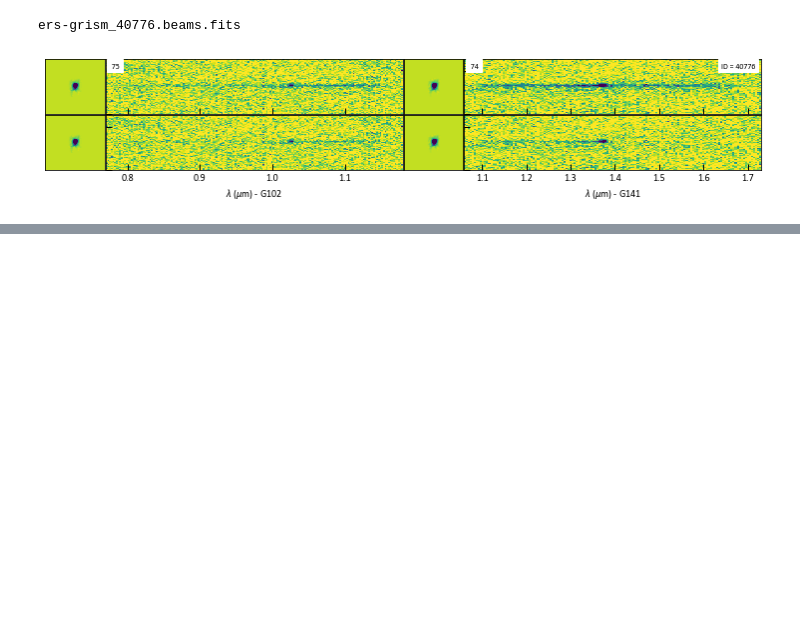
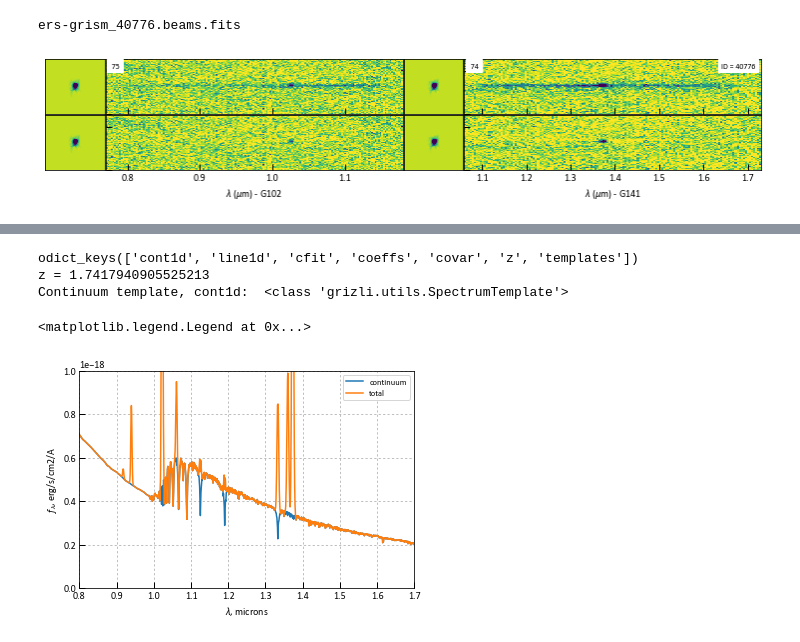
Before and after one commit to gbrammer/grizli, a Jupyter notebook: examples/NewSpectrumFits.ipynb, the cells around one changed output, grey strips where cells are left out. Saved outputs shown, nothing was run; the diff lists cells and outputs as text; code cells hidden in the pictures; blank space fills up the shorter version.

```diff
--- a/examples/NewSpectrumFits.ipynb
+++ b/examples/NewSpectrumFits.ipynb
@@ -125,0 +210,19 @@ Drizzle line -> OII  (9.30 1.12)
+# %%
+# Results of the fit at the best determined redshift
+print(tfit.keys())
+print('z = {0}'.format(tfit['z']))
+
+print('Continuum template, cont1d: ', tfit['cont1d'].__class__)
+plt.plot(tfit['cont1d'].wave/1.e4, tfit['cont1d'].flux, label='continuum')
+plt.plot(tfit['line1d'].wave/1.e4, tfit['line1d'].flux, label='total')
+plt.xlim(0.8, 1.7); plt.ylim(0,1.e-18); plt.grid()
+plt.xlabel(r'$\lambda$, microns'); plt.ylabel(r'$f_\lambda$, erg/s/cm2/A'); plt.legend()
+
+# cfit, coeffs, covar are coefficients of the template fit
+# and their covariance
+# %% [output]
+odict_keys(['cont1d', 'line1d', 'cfit', 'coeffs', 'covar', 'z', 'templates'])
+z = 1.7417940905525213
+Continuum template, cont1d:  <class 'grizli.utils.SpectrumTemplate'>
+<matplotlib.legend.Legend at 0x...>
+[figure, added]
```
Also changed, not shown: parts of 14 cells of this notebook.
